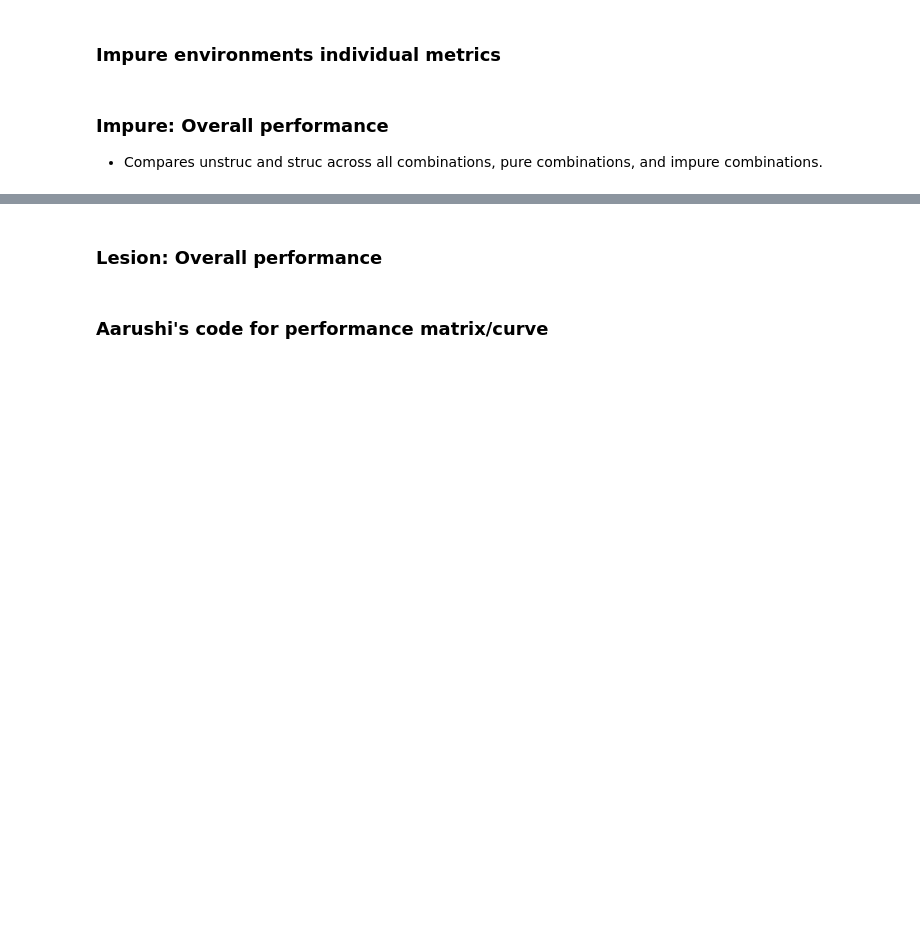
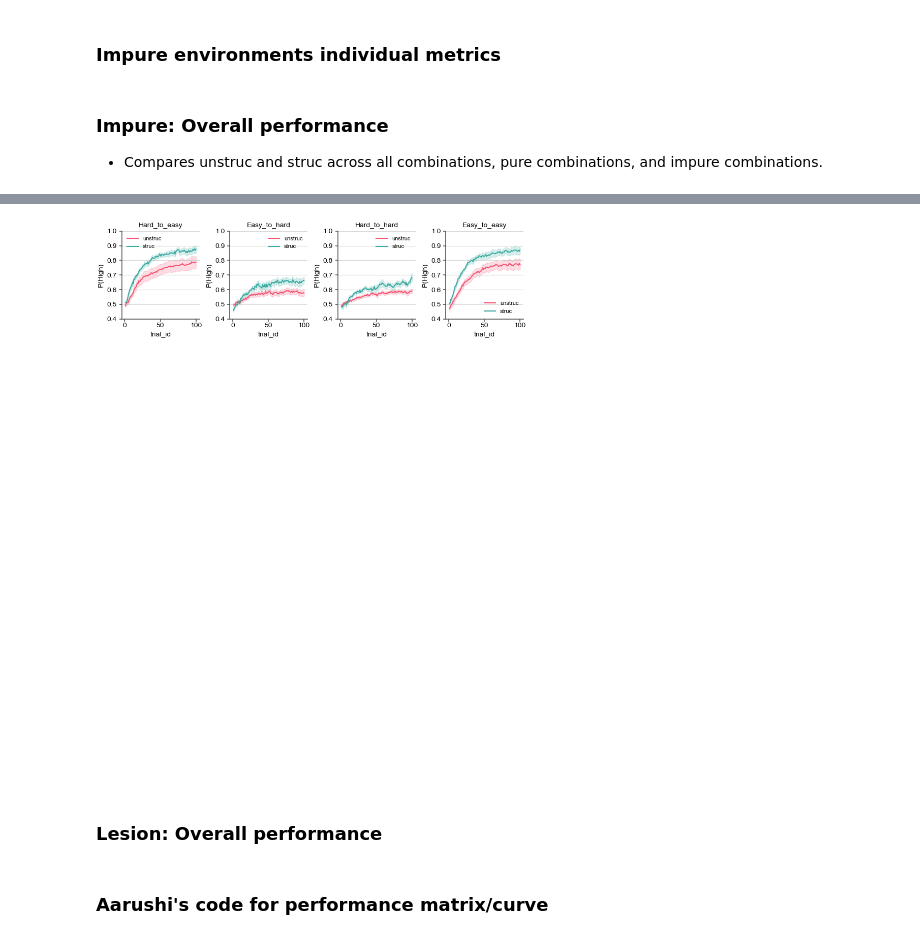
Before and after one commit to bapungiri/py_adlab_bg, a Jupyter notebook: mab_choice_performance1.ipynb, the cells around one changed output, grey strips where cells are left out. Saved outputs shown, nothing was run; the diff lists cells and outputs as text; code cells hidden in the pictures; blank space fills up the shorter version.

Commit message:
new transition analysis added

```diff
--- a/mab_choice_performance1.ipynb
+++ b/mab_choice_performance1.ipynb
@@ -574,3 +544,37 @@ ax.grid(axis="y", zorder=-1, alpha=0.5)
+# %%
+from neuropy import plotting
+from statplotannot.plots import SeabornPlotter
+import mab_subjects
+from mab_colors import Palette2Arm
+
+perf_df = mab_subjects.GroupData().perf_easy_hard_transitions.latest
+
+fig = plotting.Fig(6, 4, fontsize=10)
+transitions = [
+    "perf_hard_to_easy",
+    "perf_easy_to_hard",
+    "perf_hard_to_hard",
+    "perf_easy_to_easy",
+]
+
+for i, y in enumerate(transitions):
+    ax = fig.subplot(fig.gs[i])
+    sns.lineplot(
+        data=perf_df,
+        x="trial_id",
+        y=y,
+        hue="grp",
+        palette=Palette2Arm().as_dict(),
+        errorbar="se",
+        ax=ax,
+    )
+    fix_legend(ax)
+    ax.set_ylim(0.4, 1)
+    ax.set_ylabel("P(High)")
+    ax.set_title(y.replace("perf_", "").capitalize())
+    ax.grid(axis="y", zorder=-1, alpha=0.5)
+# %% [output]
+[figure, added]
 # %% [markdown]
 ### Lesion: Overall performance
 # %%
```
Also changed, not shown: parts of 5 cells of this notebook.
